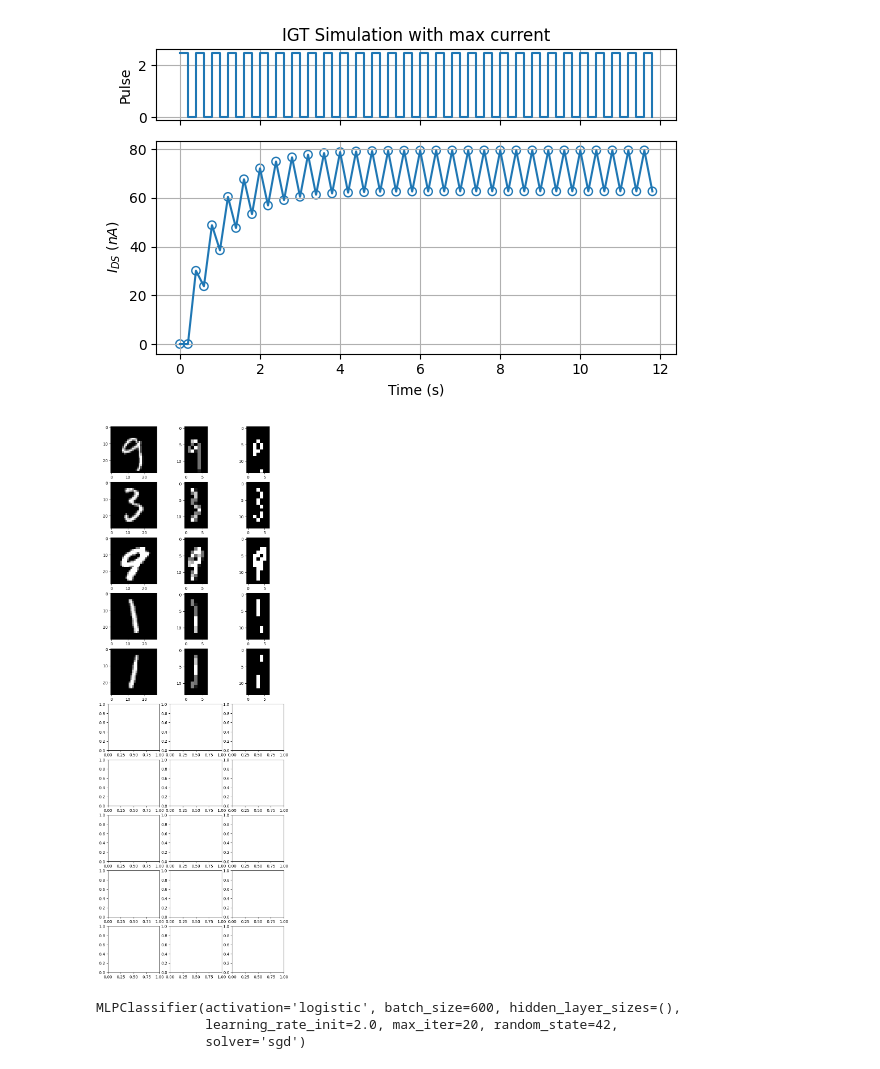
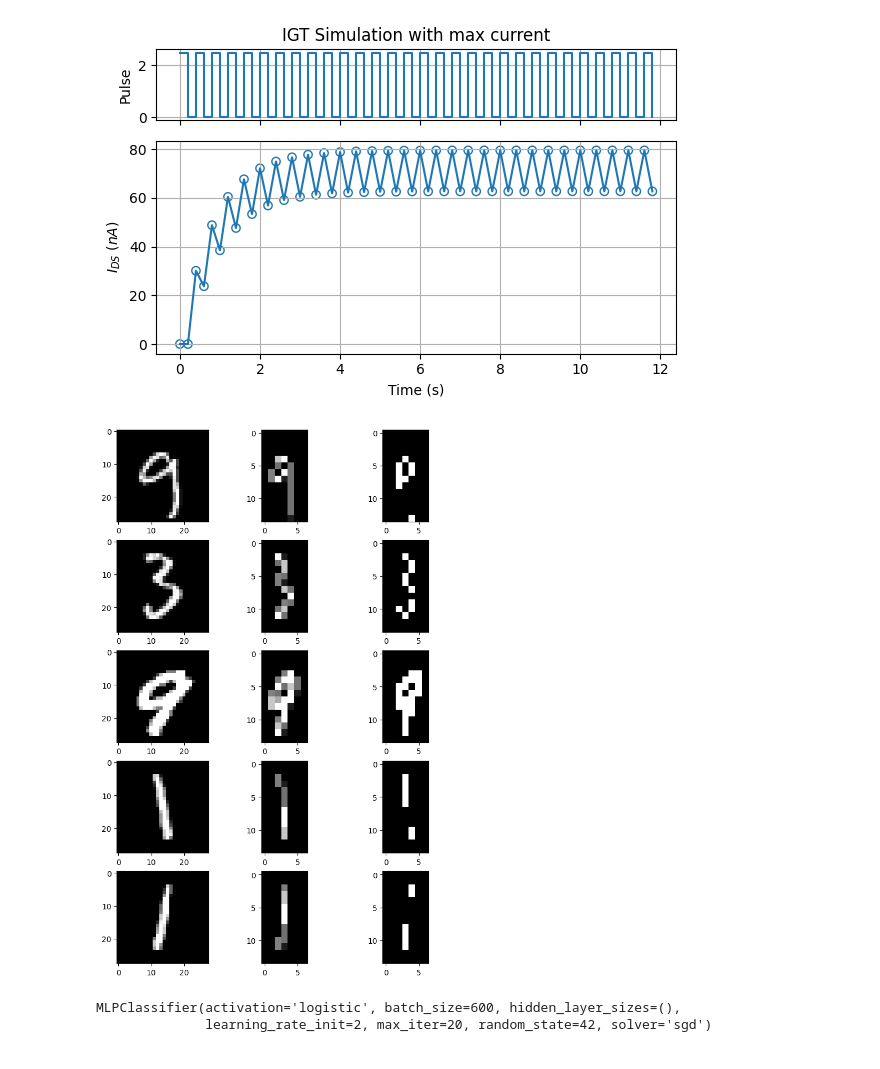
Before and after one commit to FipaLipe/IRIS, a Jupyter notebook: One_Node_Reservoir_Simulation.ipynb, the cells around one changed output. Drawn from its saved outputs; the diff is of its cells as text; code cells hidden in the pictures.

```diff
--- a/One_Node_Reservoir_Simulation.ipynb
+++ b/One_Node_Reservoir_Simulation.ipynb
@@ -247,29 +247,29 @@ import torch.nn as nn
 # %%
 images, labels = get_images_batch(TRAIN_BATCH_SIZE)
 reconstructed_images_reservoir, reconstructed_images = run_reservoir(images)
 
-fig, axes = plt.subplots(len(reconstructed_images_reservoir[:10]), 3, figsize=(8, 2.5*len(reconstructed_images_reservoir[:10])))
+fig, axes = plt.subplots(len(reconstructed_images_reservoir[:5]), 3, figsize=(8, 2.5*len(reconstructed_images_reservoir[:5])))
 
 for i, img in enumerate(reconstructed_images_reservoir[:5]):
     axes[i, 0].imshow(images[i], cmap="binary_r")
 
     axes[i, 1].imshow(img.reshape(14,7), cmap="binary_r")
 
     axes[i, 2].imshow(reconstructed_images[i].reshape(14,7), cmap="binary_r")
 
 # plt.tight_layout()
 # plt.show()
 # %% [output]
-[figure, old version]
+[figure, new version]
 # %%
 model_reservoir_mlp = MLPClassifier(
     hidden_layer_sizes=(),
     activation="logistic",
     solver="sgd",
     learning_rate="constant",
-    learning_rate_init=2.0,
+    learning_rate_init=LEARNING_RATE,
     batch_size=600,
-    max_iter=20,
+    max_iter=MAX_ITERATION,
     random_state=42
 )
 
@@ -280,17 +280,16 @@ model_mlp = MLPClassifier(
     activation="logistic",
     solver="sgd",
     learning_rate="constant",
-    learning_rate_init=2.0,
+    learning_rate_init=LEARNING_RATE,
     batch_size=600,
-    max_iter=20,
+    max_iter=MAX_ITERATION,
     random_state=42
 )
 
 model_mlp.fit(reconstructed_images, labels)
 # %% [output]
 MLPClassifier(activation='logistic', batch_size=600, hidden_layer_sizes=(),
-              learning_rate_init=2.0, max_iter=20, random_state=42,
-              solver='sgd')
+              learning_rate_init=2, max_iter=20, random_state=42, solver='sgd')
 # %%
 images_test, labels_test = get_images_batch(TEST_BATCH_SIZE, x_test, y_test)
 reconstructed_test_images_reservoir, reconstructed_test_images = run_reservoir(images_test)
```
Also changed, not shown: parts of 9 cells of this notebook.
